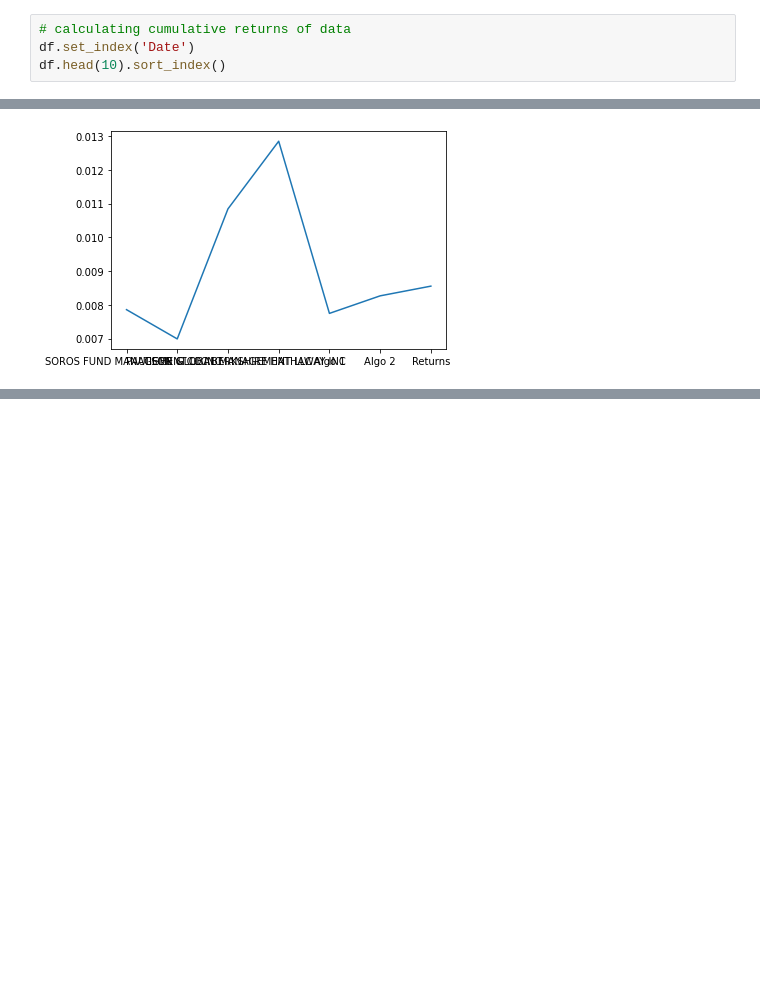
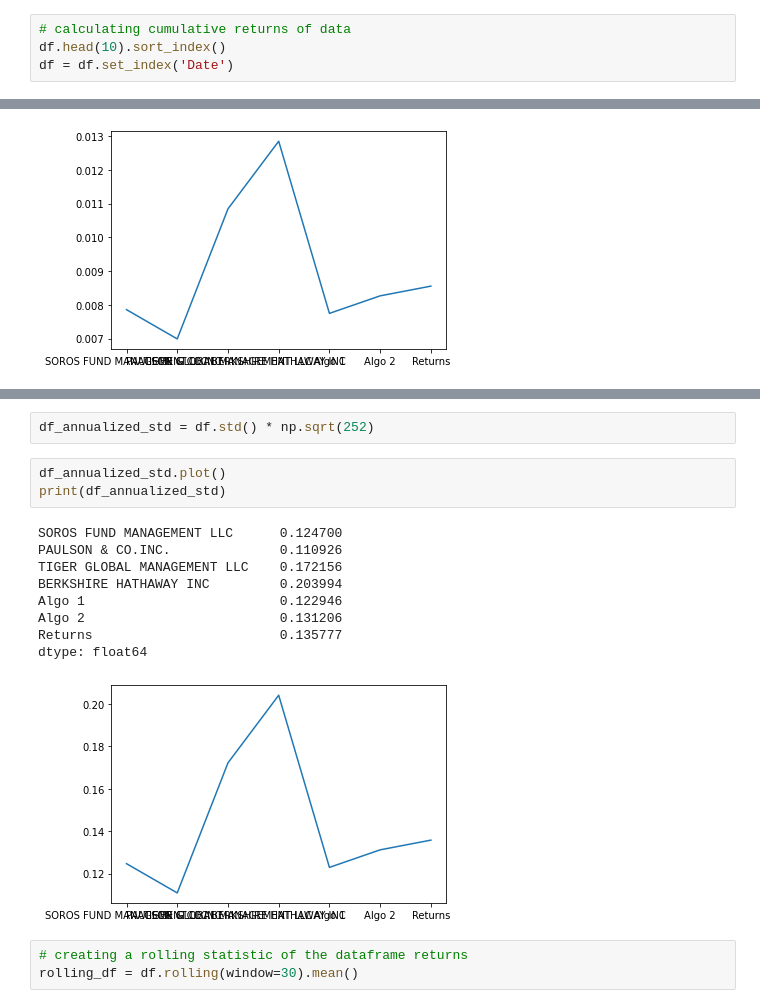
Before and after one commit to willudeh99/Python-wih-Pandas, a Jupyter notebook: Untitled.ipynb, the cells around one changed output, grey strips where cells are left out. Cells and saved outputs as stored; diff of their text form; blank space fills up the shorter version.

Commit message:
made more graphs that showed correlation and info about data

```diff
--- a/Untitled.ipynb
+++ b/Untitled.ipynb
@@ -265,5 +265,5 @@ df.plot(figsize=(12,8))
 [figure]
 # %%
 # calculating cumulative returns of data
-df.set_index('Date')
 df.head(10).sort_index()
+df = df.set_index('Date')
@@ -296,0 +313,18 @@ df.std().plot()
+# %%
+df_annualized_std = df.std() * np.sqrt(252)
+# %%
+df_annualized_std.plot()
+print(df_annualized_std)
+# %% [output]
+SOROS FUND MANAGEMENT LLC      0.124700
+PAULSON & CO.INC.              0.110926
+TIGER GLOBAL MANAGEMENT LLC    0.172156
+BERKSHIRE HATHAWAY INC         0.203994
+Algo 1                         0.122946
+Algo 2                         0.131206
+Returns                        0.135777
+dtype: float64
+[figure, added]
+# %%
+# creating a rolling statistic of the dataframe returns
+rolling_df = df.rolling(window=30).mean()
```
Also changed, not shown: parts of 9 cells of this notebook.
